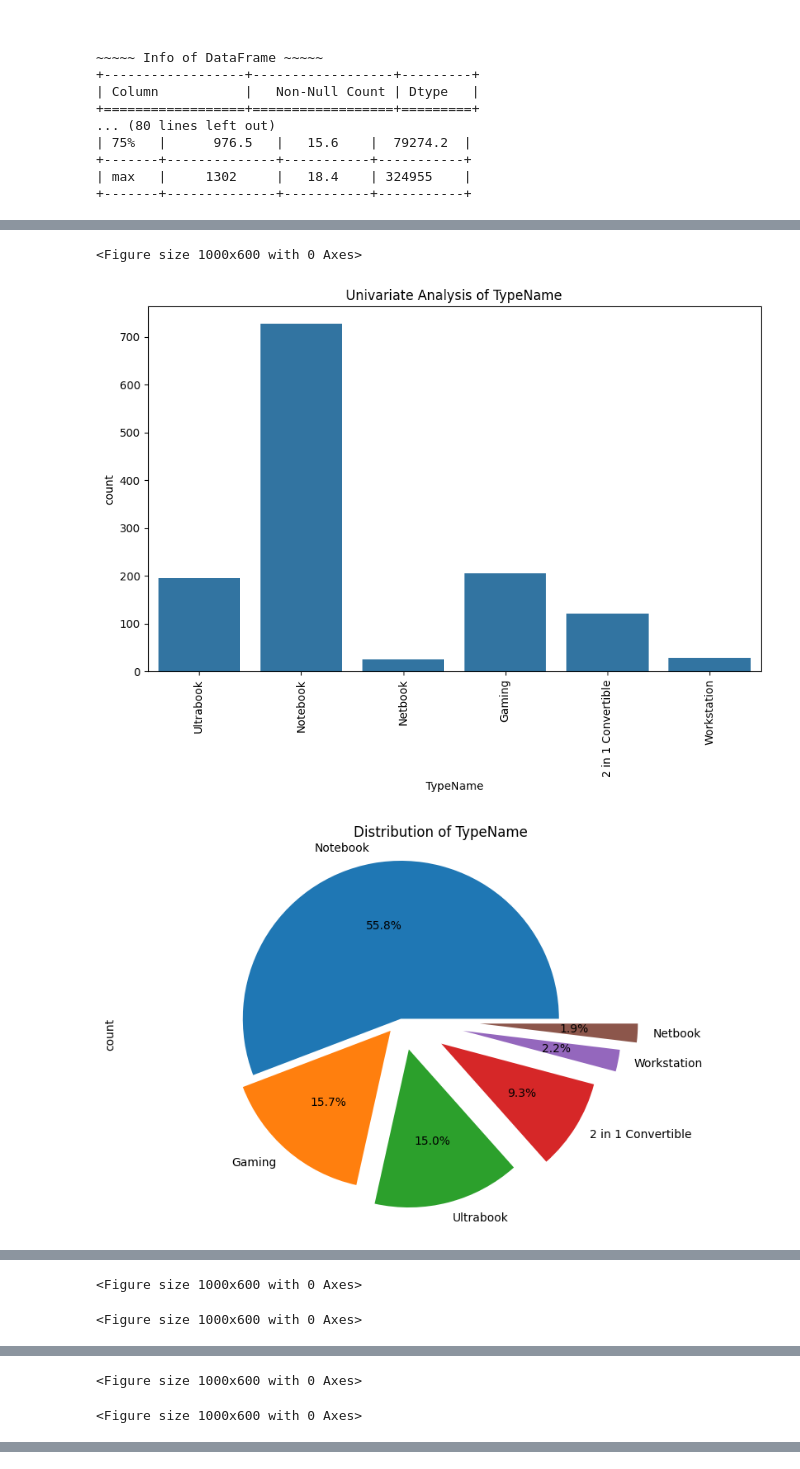
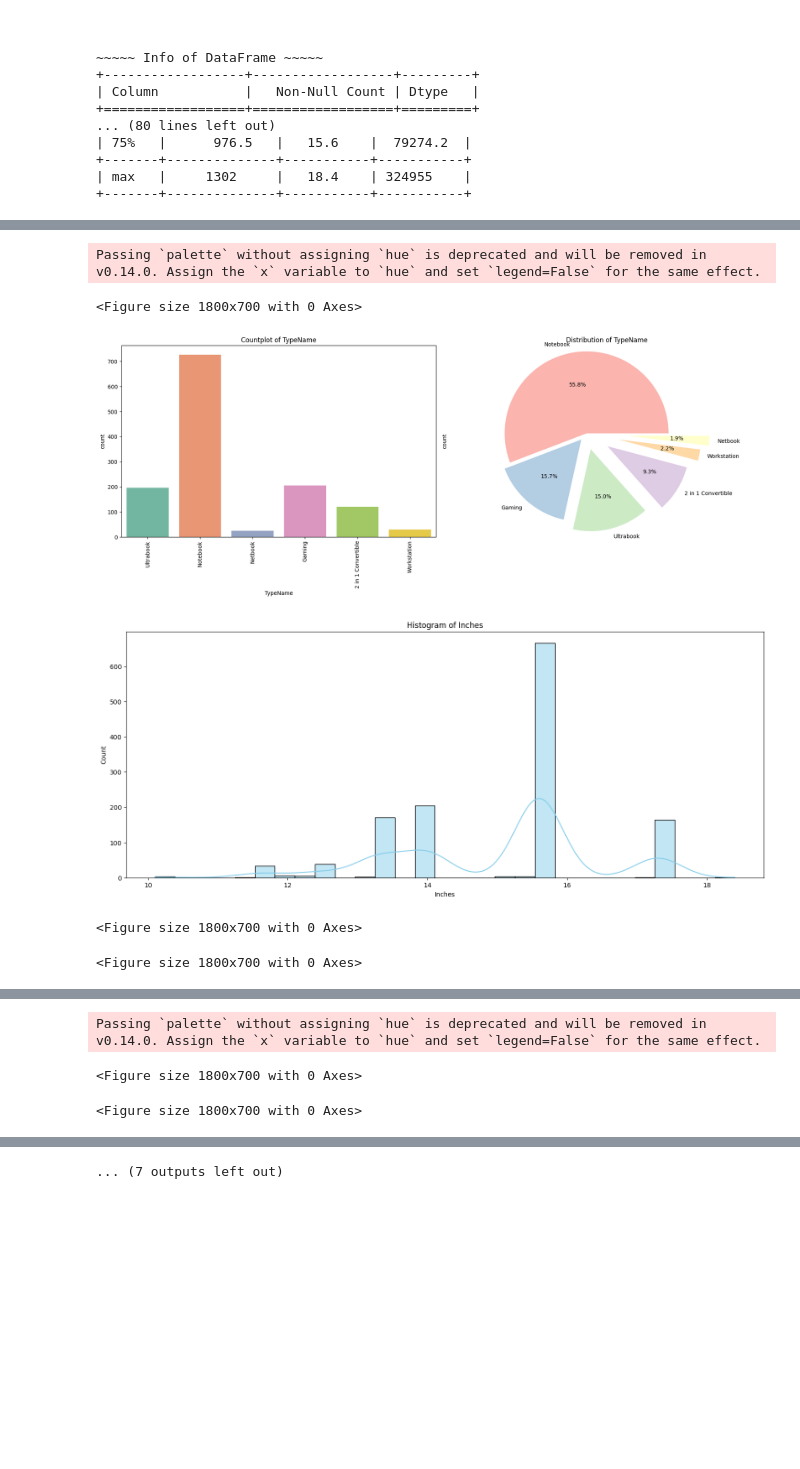
Before and after one commit to FasilHameed/Laptop-Price-Predictor, a Jupyter notebook: Laptop Price Prediction.ipynb, the cells around one changed output, grey strips where cells are left out. Cells and saved outputs as stored; diff of their text form; code cells hidden in the pictures; blank space fills up the shorter version.

```diff
--- a/Laptop Price Prediction.ipynb
+++ b/Laptop Price Prediction.ipynb
@@ -128,45 +134,54 @@ def univariate_analysis(df):
     """
     univariate_count = 0
     explode_factor = 0.1
     for column in df.columns:
         if univariate_count >= 30:  # Adjust the count as needed
             break
-        plt.figure(figsize=(10, 6))
+        plt.figure(figsize=(18, 7))
         if df[column].dtype == 'object':
             unique_values = df[column].nunique()
             if unique_values <= 10:
-                sns.countplot(data=df, x=column)
+                # Countplot
+                plt.subplot(1, 2, 1)
+                sns.countplot(data=df, x=column, palette='Set2')
                 plt.xticks(rotation=90)
-                plt.title(f'Univariate Analysis of {column}')
-                plt.show()
-                univariate_count += 1
-                plt.figure(figsize=(10, 6))
+                plt.title(f'Countplot of {column}')
+
+                # Pie chart
+                plt.subplot(1, 2, 2)
                 counts = df[column].value_counts()
                 explode = [explode_factor * i for i in range(len(counts))]
-                counts.plot(kind='pie', autopct='%1.1f%%', explode=explode)
+                counts.plot(kind='pie', autopct='%1.1f%%', explode=explode, colors=sns.color_palette('Pastel1', len(counts)))
                 plt.title(f'Distribution of {column}')
                 plt.axis('equal')
+
+                plt.tight_layout()
                 plt.show()
-                univariate_count += 1
+                univariate_count += 2
                 explode_factor += 0.1
             elif unique_values <= 7:
-                plt.figure(figsize=(10, 6))
+                # Pie chart
                 counts = df[column].value_counts()
                 explode = [explode_factor * i for i in range(len(counts))]
-                counts.plot(kind='pie', autopct='%1.1f%%', explode=explode)
+                counts.plot(kind='pie', autopct='%1.1f%%', explode=explode, colors=sns.color_palette('Pastel1', len(counts)))
                 plt.title(f'Distribution of {column}')
                 plt.axis('equal')
                 plt.show()
                 univariate_count += 1
                 explode_factor += 0.1
         else:
-            sns.histplot(data=df, x=column, kde=True)
-            plt.title(f'Univariate Analysis of {column}')
+            # Histogram
+            sns.histplot(data=df, x=column, kde=True, color='skyblue')
+            plt.title(f'Histogram of {column}')
             plt.show()
             univariate_count += 1
 
+# Call the function with the DataFrame
 univariate_analysis(df)
 # %% [output]
-<Figure size 1000x600 with 0 Axes>
+Passing `palette` without assigning `hue` is deprecated and will be removed in v0.14.0. Assign the `x` variable to `hue` and set `legend=False` for the same effect.
+<Figure size 1800x700 with 0 Axes>
-[figure, old version]
+[figure, new version]
-[figure, old version]
+[figure, new version]
+<Figure size 1800x700 with 0 Axes>
+<Figure size 1800x700 with 0 Axes>
@@ -174,2 +189,3 @@ univariate_analysis(df)
-<Figure size 1000x600 with 0 Axes>
-<Figure size 1000x600 with 0 Axes>
+Passing `palette` without assigning `hue` is deprecated and will be removed in v0.14.0. Assign the `x` variable to `hue` and set `legend=False` for the same effect.
+<Figure size 1800x700 with 0 Axes>
+<Figure size 1800x700 with 0 Axes>
@@ -177,2 +192,0 @@ univariate_analysis(df)
-<Figure size 1000x600 with 0 Axes>
-<Figure size 1000x600 with 0 Axes>
@@ -183,3 +194,4 @@ univariate_analysis(df)
+... (7 outputs left out)
 # %%
 import matplotlib.pyplot as plt
 import seaborn as sns
```
Also changed, not shown: parts of 22 cells of this notebook, 2 other files.
